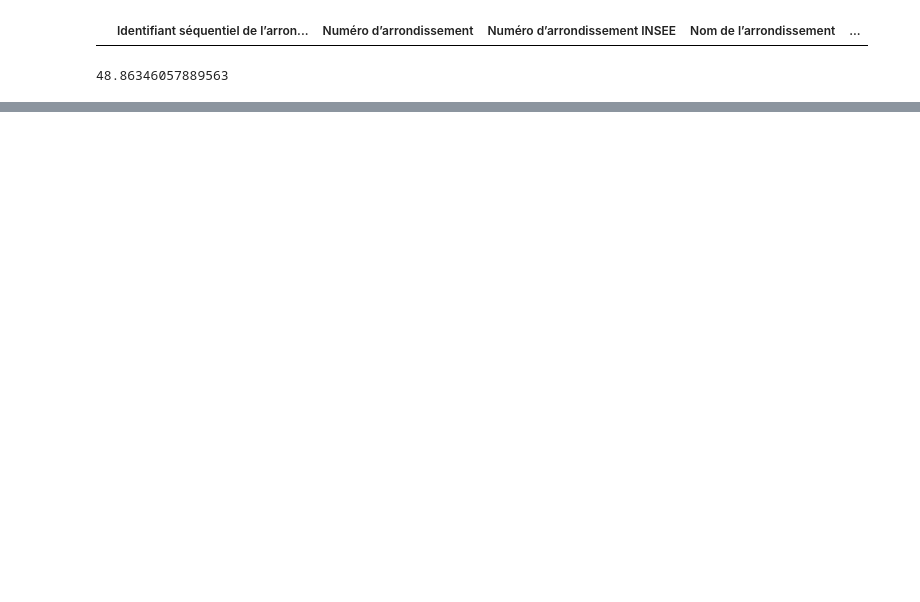
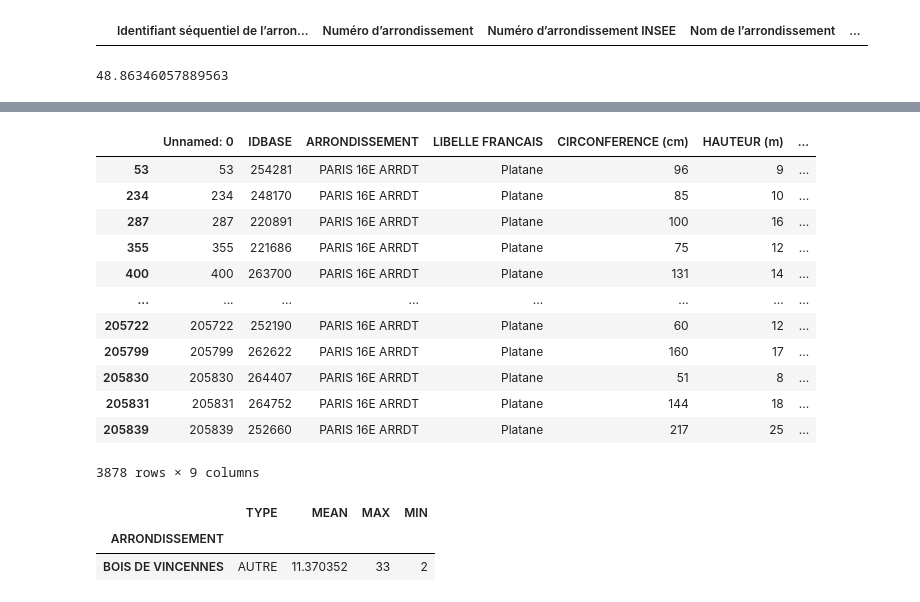
Before and after one commit to ramaouta/JSON-STAT-ARBRE, a Jupyter notebook: Untitled.ipynb, the cells around one changed output, grey strips where cells are left out. Drawn from its saved outputs; the diff is of its cells as text; code cells hidden in the pictures; blank space fills up the shorter version.

```diff
--- a/Untitled.ipynb
+++ b/Untitled.ipynb
@@ -24,0 +108,41 @@ if a in localisation :
+# %%
+new_df = pandas.read_csv("new_arbres.csv")
+dataQ1 = new_df
+        #suppression de l arbre'hauteur superieur à 50 et inferieur à 2
+dataQ1.drop(dataQ1.index[dataQ1['HAUTEUR (m)']>50], inplace=True)
+dataQ1.drop(dataQ1.index[dataQ1['HAUTEUR (m)']<2], inplace=True)
+
+dataQ1 = dataQ1.loc[ (dataQ1['ARRONDISSEMENT']== "PARIS 16E ARRDT" )&(dataQ1['LIBELLE FRANCAIS']== "Platane" ),  :]
+# %% [output]
+|  | Unnamed: 0 | IDBASE | ARRONDISSEMENT | LIBELLE FRANCAIS | CIRCONFERENCE (cm) | HAUTEUR (m) | ... |
+| 53 | 53 | 254281 | PARIS 16E ARRDT | Platane | 96 | 9 | ... |
+| 234 | 234 | 248170 | PARIS 16E ARRDT | Platane | 85 | 10 | ... |
+| 287 | 287 | 220891 | PARIS 16E ARRDT | Platane | 100 | 16 | ... |
+| 355 | 355 | 221686 | PARIS 16E ARRDT | Platane | 75 | 12 | ... |
+| 400 | 400 | 263700 | PARIS 16E ARRDT | Platane | 131 | 14 | ... |
+| ... | ... | ... | ... | ... | ... | ... | ... |
+| 205722 | 205722 | 252190 | PARIS 16E ARRDT | Platane | 60 | 12 | ... |
+| 205799 | 205799 | 262622 | PARIS 16E ARRDT | Platane | 160 | 17 | ... |
+| 205830 | 205830 | 264407 | PARIS 16E ARRDT | Platane | 51 | 8 | ... |
+| 205831 | 205831 | 264752 | PARIS 16E ARRDT | Platane | 144 | 18 | ... |
+| 205839 | 205839 | 252660 | PARIS 16E ARRDT | Platane | 217 | 25 | ... |
+3878 rows × 9 columns
+# %%
+g = dataQ1.groupby('ARRONDISSEMENT')
+data_one_one = g[['HAUTEUR (m)']].agg([pandas.Series.mean, pandas.Series.max, pandas.Series.min])
+data_one_one.columns=['MEAN', 'MAX', 'MIN']
+
+data_one_one.insert(0,"TYPE",data_saisi[1])
+data_demo_one_tous=data.loc[(data['ARRONDISSEMENT']==data_saisi[0]) & (data["LIBELLE FRANCAIS"]!=data_saisi[1]), :]
+g = data_demo_one_tous.groupby('ARRONDISSEMENT')
+
+data_one_tous = g[['HAUTEUR (m)']].agg([pandas.Series.mean, pandas.Series.max, pandas.Series.min])
+data_one_tous.columns=['MEAN', 'MAX', 'MIN']
+data_one_tous.insert(0,"TYPE","AUTRE")
+data_one_tous
+#p=dataQ1.loc[dataQ1['HAUTEUR (m)'] == 35 , :]
+#dataQ1 = dataQ1.loc[dataQ1['LIBELLE FRANCAIS']== data[1], :]
+# %% [output]
+|  | TYPE | MEAN | MAX | MIN |
+| ARRONDISSEMENT |  |  |  |  |
+| BOIS DE VINCENNES | AUTRE | 11.370352 | 33 | 2 |
```
Also changed, not shown: parts of 3 cells of this notebook, 1 other file.
